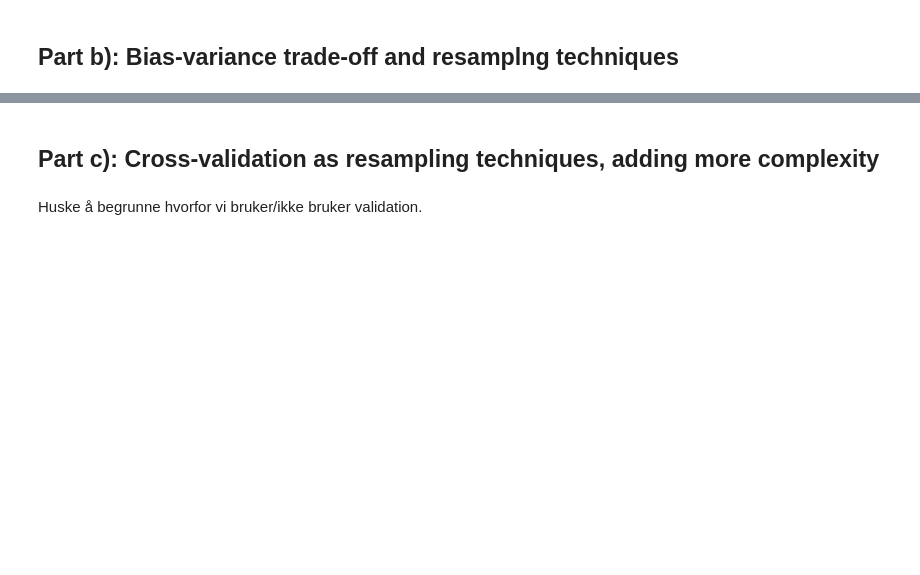
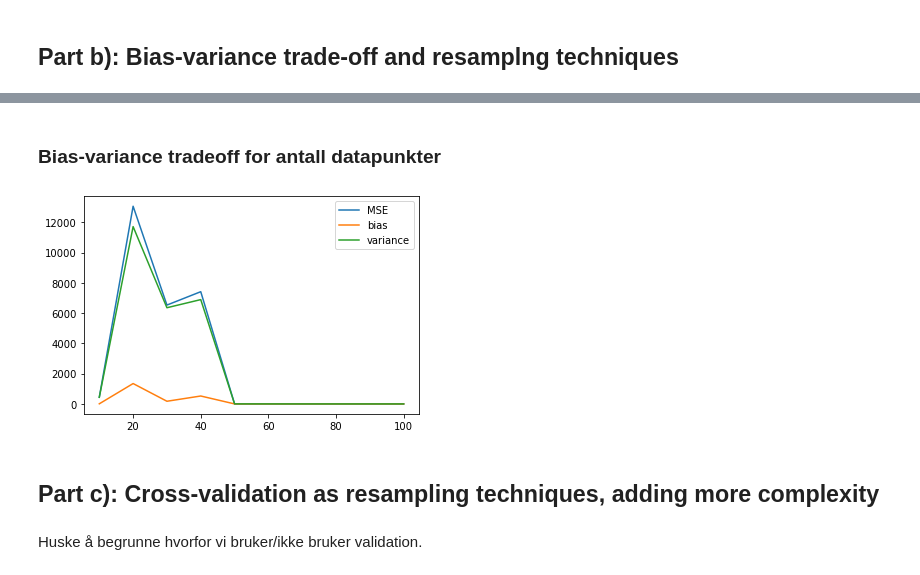
Before and after one commit to KarlHenrik/FYS-STK-Gruppe, a Jupyter notebook: Project1/Project1.ipynb, the cells around one changed output, grey strips where cells are left out. Drawn from its saved outputs; the diff is of its cells as text; code cells hidden in the pictures; blank space fills up the shorter version.

```diff
--- a/Project1/Project1.ipynb
+++ b/Project1/Project1.ipynb
@@ -152,3 +158,23 @@ plt.show()
+# %% [markdown]
+### Bias-variance tradeoff for antall datapunkter
+# %%
+n_boostraps = 20
+order = 5
+n_arr = np.linspace(10, 100, 10, dtype=int)
+
+mse_arr = np.zeros(len(n_arr))
+bias_arr = np.zeros(len(n_arr))
+var_arr = np.zeros(len(n_arr))
+for j, n in enumerate(n_arr):
+    mse_arr[j], bias_arr[j], var_arr[j] = bootBiasVar(n_boostraps, n, order, OLS)
+
+plt.plot(n_arr, mse_arr, label='MSE')
+plt.plot(n_arr, bias_arr, label='bias')
+plt.plot(n_arr, var_arr, label='variance')
+plt.legend()
+plt.show()
+# %% [output]
+[figure, added]
 # %% [markdown]
 ## Part c): Cross-validation as resampling techniques, adding more complexity
 # %% [markdown]
```
Also changed, not shown: parts of 13 cells of this notebook.
